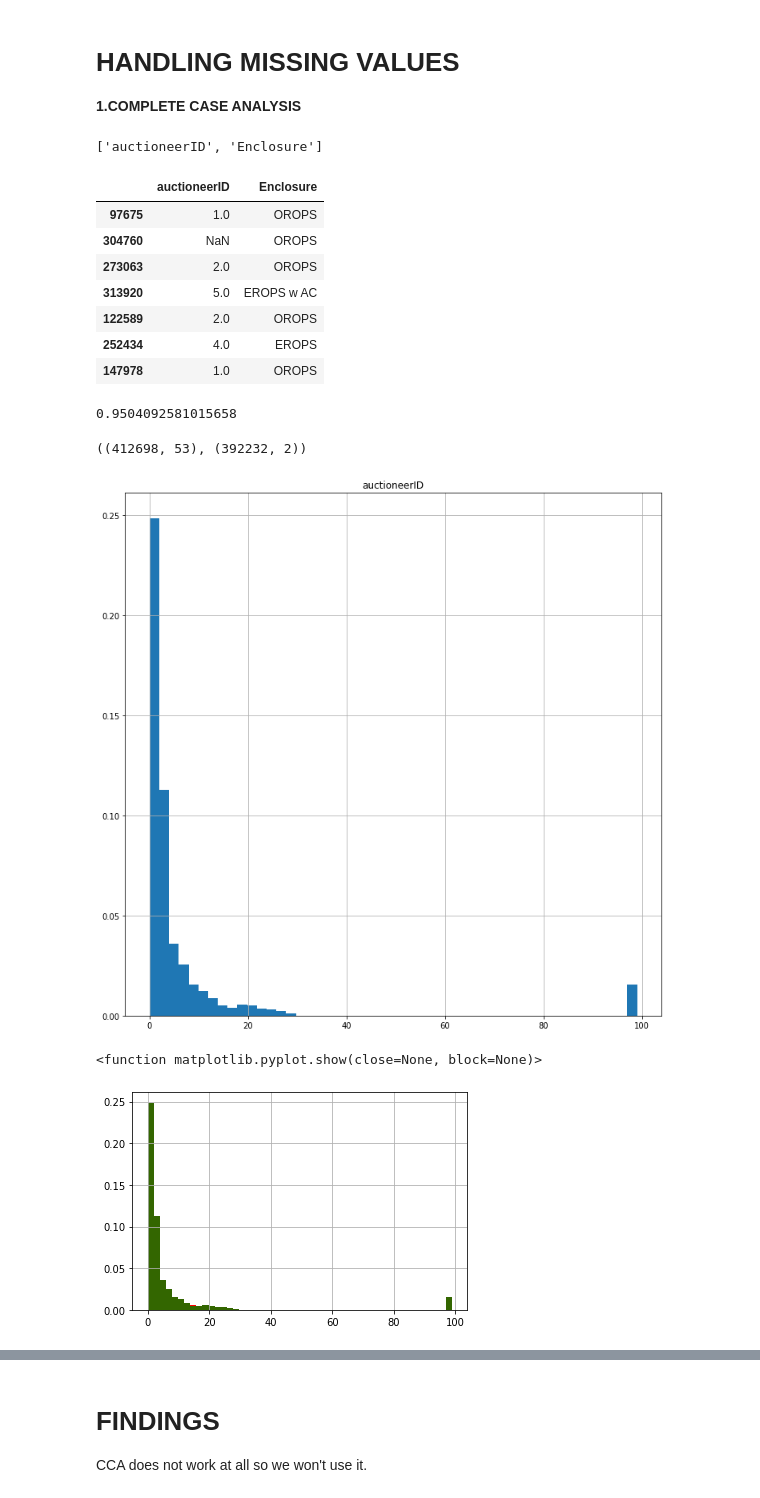
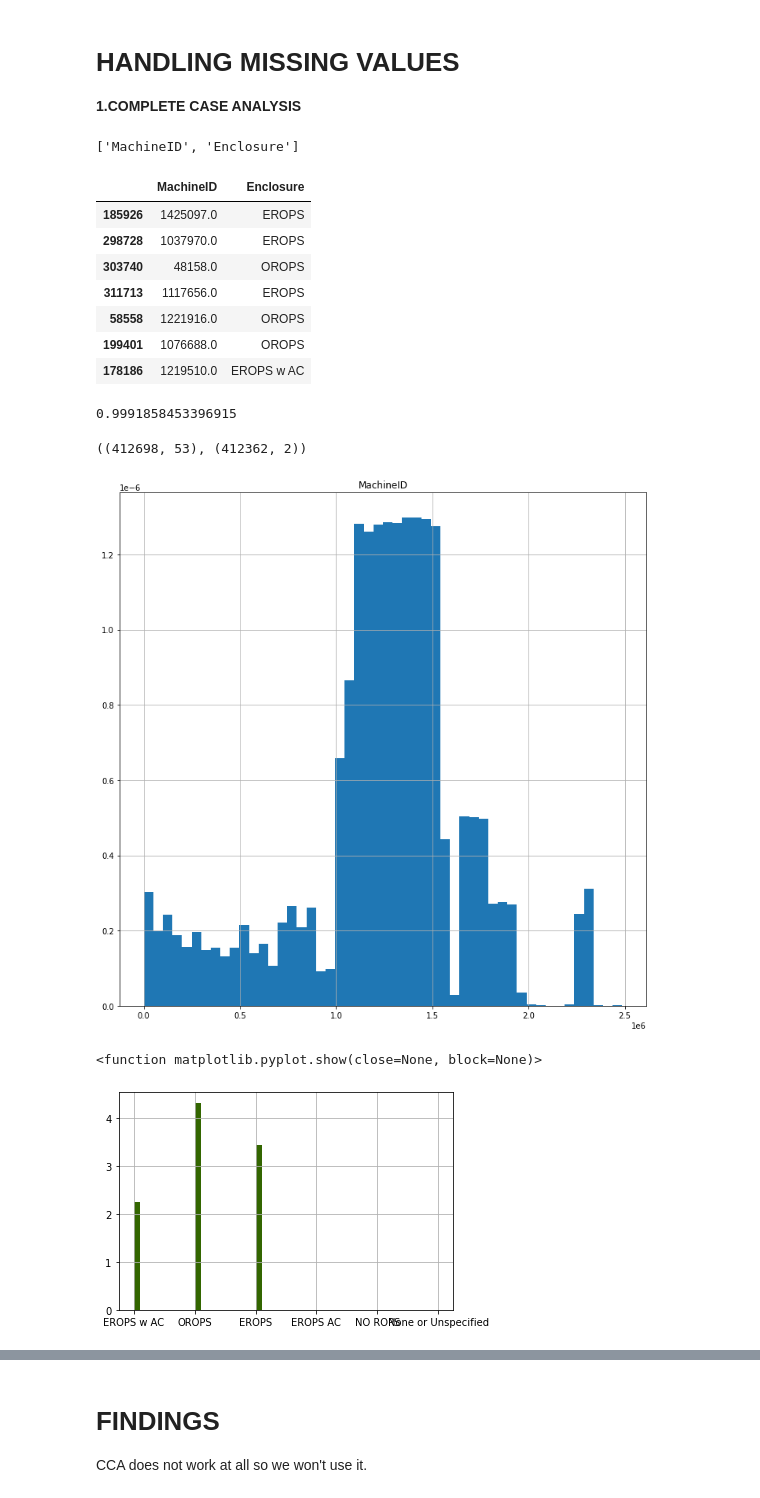
Before and after one commit to TROISTROIS/BLUE-BOOK-FOR-BULLDOZERS, a Jupyter notebook: blue-book-for-bulldozers.ipynb, the cells around one changed output, grey strips where cells are left out. Saved outputs shown, nothing was run; the diff lists cells and outputs as text; code cells hidden in the pictures.

Commit message:
Kaggle Notebook | Blue Book for Bulldozers | Is 0 really zero?

```diff
--- a/blue-book-for-bulldozers.ipynb
+++ b/blue-book-for-bulldozers.ipynb
@@ -113,6 +113,11 @@ print("There are",len(nums),"numerical variables")
 # %% [output]
 ['SalesID', 'SalePrice', 'MachineID', 'ModelID', 'datasource', 'auctioneerID', 'YearMade', 'MachineHoursCurrentMeter']
 There are 8 numerical variables
+# %%
+# replacing zero values as missing
+df['MachineID'].replace(0, np.NaN, inplace = True)
+df['auctioneerID'].replace(0, np.NaN, inplace = True)
+df['MachineHoursCurrentMeter'].replace(0, np.NaN, inplace = True)
 # %%
 # categorical variables
 cats=df.describe(include=["O"]).T
@@ -402,47 +404,47 @@ num.sample(5)
 cols = [var for var in df.columns if df[var].isnull().mean() < 0.05 and df[var].isnull().mean()>0]
 cols
 # %% [output]
-['auctioneerID', 'Enclosure']
+['MachineID', 'Enclosure']
 # %%
 df[cols].sample(7)
 # %% [output]
-|  | auctioneerID | Enclosure |
-| 97675 | 1.0 | OROPS |
-| 304760 | NaN | OROPS |
-| 273063 | 2.0 | OROPS |
-| 313920 | 5.0 | EROPS w AC |
-| 122589 | 2.0 | OROPS |
-| 252434 | 4.0 | EROPS |
-| 147978 | 1.0 | OROPS |
+|  | MachineID | Enclosure |
+| 185926 | 1425097.0 | EROPS |
+| 298728 | 1037970.0 | EROPS |
+| 303740 | 48158.0 | OROPS |
+| 311713 | 1117656.0 | EROPS |
+| 58558 | 1221916.0 | OROPS |
+| 199401 | 1076688.0 | OROPS |
+| 178186 | 1219510.0 | EROPS w AC |
 # %%
 # see how much you lose when you drop them all
 len(df[cols].dropna())/len(df)
 # %% [output]
-0.9504092581015658
+0.9991858453396915
 # %%
 dfnew = df[cols].dropna()
 df.shape, dfnew.shape
 # %% [output]
-((412698, 53), (392232, 2))
+((412698, 53), (412362, 2))
 # %%
 # visualize the distribution
 dfnew.hist(bins=50,density = True, figsize = (12,12))
 dfnew.columns
 plt.show()
 # %% [output]
-[figure, old version]
+[figure, new version]
 # %%
 # check for changes in the distribution for numerical variables
 fig = plt.figure()
 ax = fig.add_subplot(111)
 # original data
-df['auctioneerID'].hist(bins=50,ax=ax,density = True, color='red')
+df['Enclosure'].hist(bins=50,ax=ax,density = True, color='red')
 # data after cca
-dfnew['auctioneerID'].hist(bins=50,ax=ax,color='green',density=True,alpha=0.8)
+dfnew['Enclosure'].hist(bins=50,ax=ax,color='green',density=True,alpha=0.8)
 plt.show
 # %% [output]
 <function matplotlib.pyplot.show(close=None, block=None)>
-[figure, old version]
+[figure, new version]
 # %%
 # density plot () for numeric variables only
 fig=plt.figure()
```
Also changed, not shown: parts of 29 cells of this notebook.
